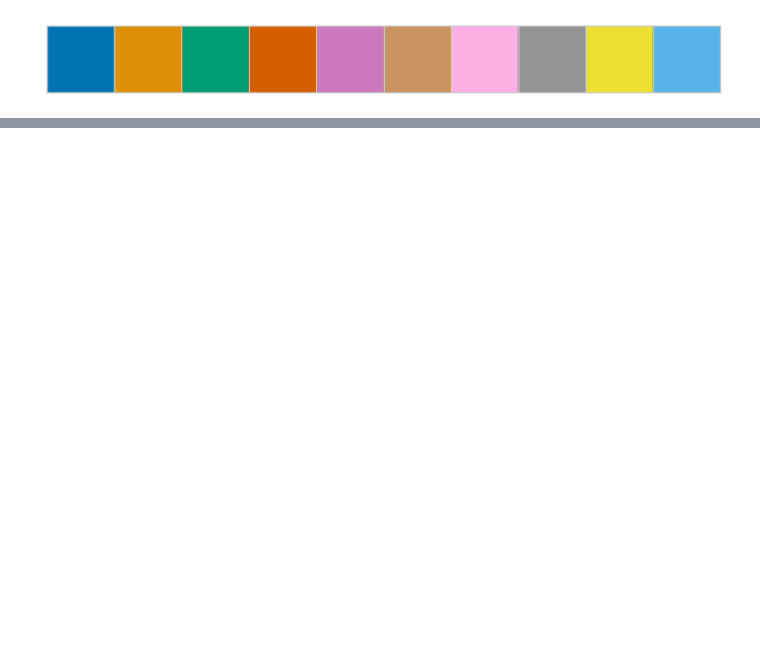
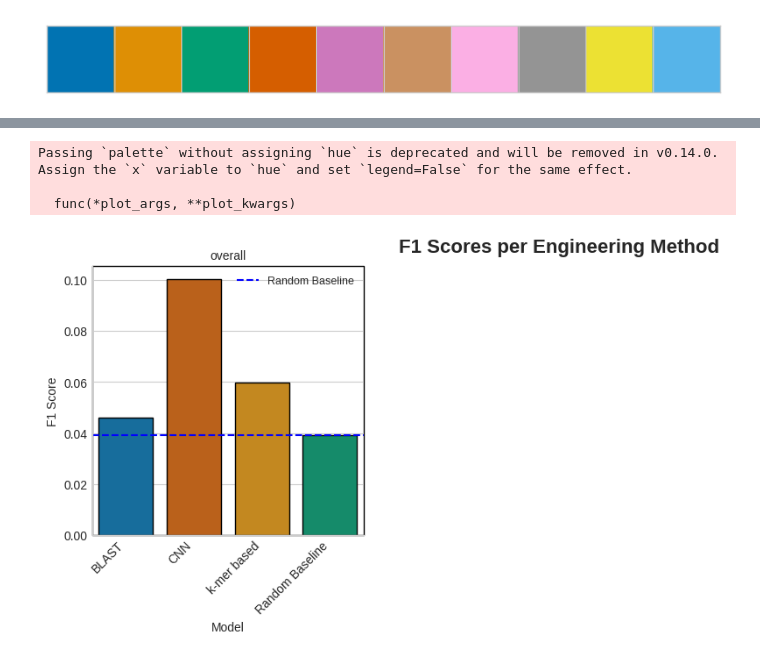
Before and after one commit to alejoacelas/virus-engineer-detection, a Jupyter notebook: notebooks/plotting_experiments_v2.ipynb, the cells around one changed output, grey strips where cells are left out. Cells and saved outputs as stored; diff of their text form; code cells hidden in the pictures; blank space fills up the shorter version.

```diff
--- a/notebooks/plotting_experiments_v2.ipynb
+++ b/notebooks/plotting_experiments_v2.ipynb
@@ -140,0 +107,13 @@ Passing `palette` without assigning `hue` is deprecated and will be removed in v
+# %%
+# exclude multi-kmer and cnn
+results_df = results_df[~results_df['method'].str.contains('multi_kmer')]
+results_df = results_df[~(results_df['method'] == 'improved_cnn')]
+
+results_df
+
+# rename methods to uppercase
+results_df['method'] = results_df['method'].str.replace('blast', 'BLAST', regex=False)
+results_df['method'] = results_df['method'].str.replace('kmer', 'k-mer based', regex=False)
+results_df['method'] = results_df['method'].str.replace('random_baseline', 'Random Baseline', regex=False)
+results_df['method'] = results_df['method'].str.replace('cnn', 'CNN', regex=False)
+results_df
@@ -140,0 +126,64 @@ Passing `palette` without assigning `hue` is deprecated and will be removed in v
+# %%
+import os
+import glob
+import pandas as pd
+import matplotlib.pyplot as plt
+import seaborn as sns
+import numpy as np
+
+# --- Apply Aesthetic Settings from the file ---
+plt.rcParams['pdf.fonttype'] = 42
+plt.rcParams["font.family"] = "Times"
+plt.rcParams["font.weight"] = "light"
+plt.style.use('seaborn-v0_8-whitegrid')
+
+# Establish the colorblind color palette
+colors = sns.color_palette('colorblind')
+
+# Define a color dictionary for your models to maintain consistency
+# Populate this with your specific model names and a corresponding color
+# You may need to add or change these based on the `method` names in your data
+model_colors = {
+    'BLAST': colors[0],
+    'k-mer based': colors[1],
+    'Random Baseline': colors[2],
+    'CNN': colors[3],
+}
+
+if not results_df.empty:
+    # Exclude 'overall' from engineering methods
+    eng_df = results_df[results_df['method'] != 'random_baseline'].copy()
+
+    # Use FacetGrid to create the plot
+    g = sns.FacetGrid(eng_df, col='metric', col_wrap=3, height=4, sharey=True)
+
+    # Map the barplot to the FacetGrid, using the custom color dictionary and black edges
+    g.map_dataframe(sns.barplot, x='method', y='f1_score', palette=model_colors, edgecolor='black')
+
+    g.set_titles(col_template="{col_name}")
+    g.set_axis_labels("Model", "F1 Score")
+
+    for ax in g.axes.flat:
+        # Add black borders to the entire plot
+        ax.patch.set_edgecolor('black')
+        ax.patch.set_linewidth(1)
+
+        # Rotate x-axis labels
+        ax.set_xticklabels(ax.get_xticklabels(), rotation=45, ha="right")
+
+
+        # Add a horizontal line for the random baseline to each subplot
+        random_f1 = results_df[results_df['method'] == 'Random Baseline']['f1_score'].values[0]
+        ax.axhline(y=random_f1, color='blue', linestyle='--', label='Random Baseline')
+        ax.legend(title='', loc='upper right', fontsize=9) # Add a legend to each subplot
+
+    plt.subplots_adjust(top=0.9, wspace=0.3)
+    g.fig.suptitle('F1 Scores per Engineering Method', fontsize=16, weight='bold')
+    plt.show()
+else:
+    print("DataFrame is empty. No plot to generate.")
+# %% [output]
+Passing `palette` without assigning `hue` is deprecated and will be removed in v0.14.0. Assign the `x` variable to `hue` and set `legend=False` for the same effect.
+
+  func(*plot_args, **plot_kwargs)
+[figure, added]
```
Also changed, not shown: parts of 7 cells of this notebook.
